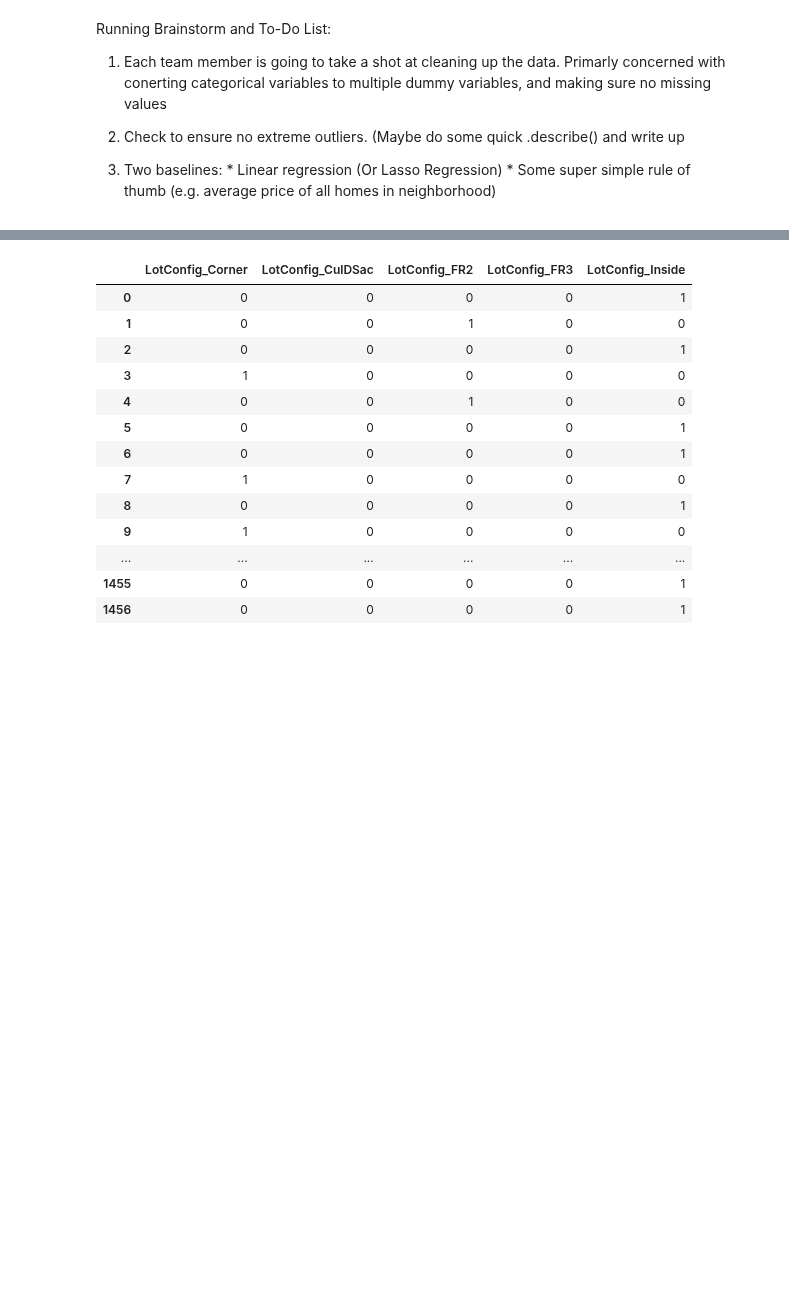
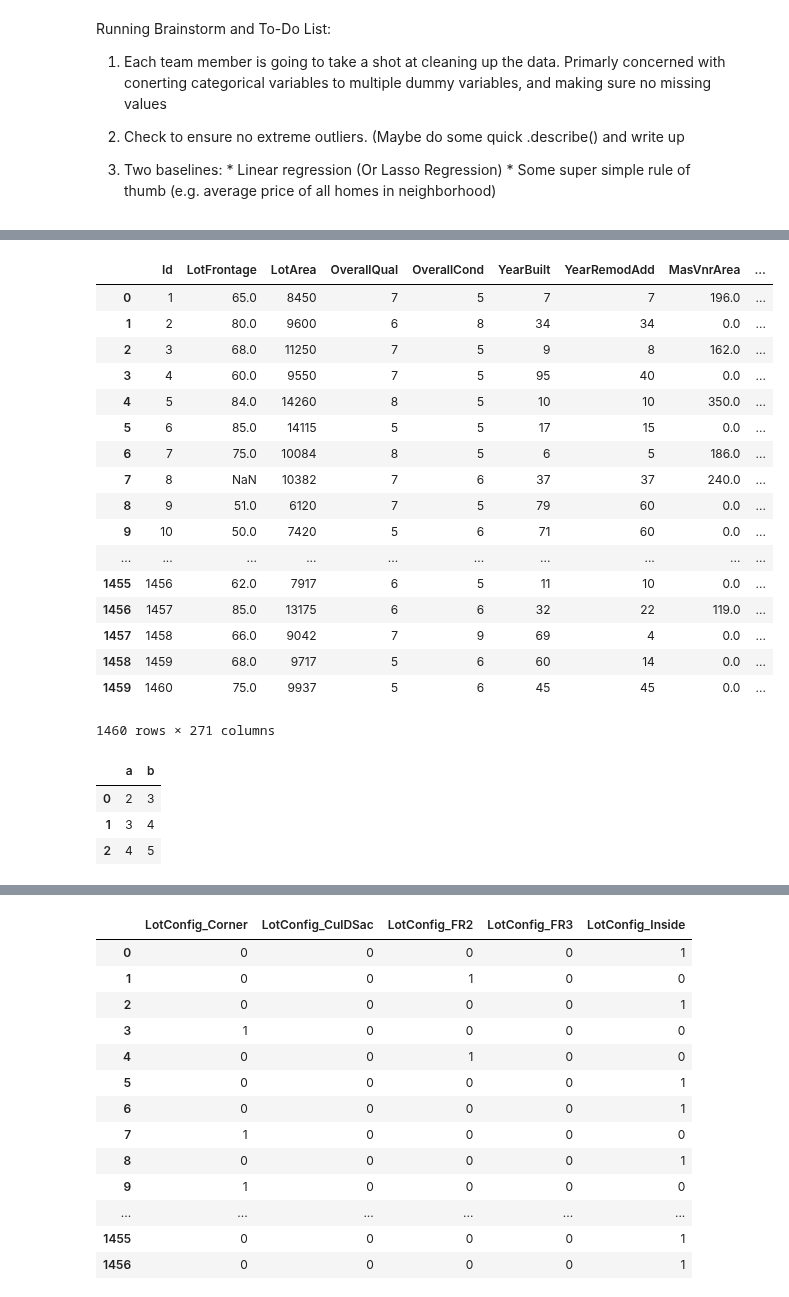
Before and after one commit to cgleach/w207_home_price_predictions_grp1, a Jupyter notebook: price_predictions_group1.ipynb, the cells around one changed output, grey strips where cells are left out. Cells and saved outputs as stored; diff of their text form; code cells hidden in the pictures; blank space fills up the shorter version.

```diff
--- a/price_predictions_group1.ipynb
+++ b/price_predictions_group1.ipynb
@@ -29,0 +44,55 @@ a = test_df[['LotConfig']]
+# %%
+# Convert year based features to age; Most recent year is 2010, so we will treat that as year 0
+def convert_year_to_age(df, columns):
+    for col in columns:
+        df[col] = df[col].apply(lambda x: (2010-x))
+    return df
+# %%
+train_df['recession'] = train_df.apply(lambda x: recession_indicator(x), axis = 1)
+# %%
+# List of columns which we believe it makes sense to convert to boolean
+columns = ['MSSubClass','MSZoning','Street','Alley','LotShape','LandContour','Utilities','LotConfig','LandSlope',
+          'Neighborhood','Condition1','Condition2','BldgType','HouseStyle','RoofStyle','RoofMatl','Exterior1st',
+          'Exterior2nd','MasVnrType','ExterQual','ExterCond','Foundation','BsmtQual','BsmtCond','BsmtExposure',
+          'BsmtFinType1','BsmtFinType2','Heating','HeatingQC','CentralAir','Electrical','KitchenQual','Functional',
+          'FireplaceQu','GarageType','GarageFinish','GarageQual','GarageCond','PavedDrive','PoolQC','Fence',
+          'MiscFeature','MoSold','SaleType','SaleCondition','recession']
+
+new_train = convert_categorical_to_dummy(train_df,columns)
+# %%
+"""Note: YrSold is different from the other age variables as for the first 3, converting year to age
+from 2010 is a logical conversion assuming linear depreciation (Being built 2 years ago should have twice the
+depreciation effect as 1 year ago).  However, for year sold we are only covering a 5 year period during which
+there was a significant shock to global financial markets.  As such we will not convert year sold to age,
+and opt instead to convert it to a categorical variable (see above)"""
+
+year_cols = ['YearBuilt','YearRemodAdd','GarageYrBlt']
+new_train = convert_year_to_age(new_train,year_cols)
+# %%
+new_train
+# %% [output]
+|  | Id | LotFrontage | LotArea | OverallQual | OverallCond | YearBuilt | YearRemodAdd | MasVnrArea | ... |
+| 0 | 1 | 65.0 | 8450 | 7 | 5 | 7 | 7 | 196.0 | ... |
+| 1 | 2 | 80.0 | 9600 | 6 | 8 | 34 | 34 | 0.0 | ... |
+| 2 | 3 | 68.0 | 11250 | 7 | 5 | 9 | 8 | 162.0 | ... |
+| 3 | 4 | 60.0 | 9550 | 7 | 5 | 95 | 40 | 0.0 | ... |
+| 4 | 5 | 84.0 | 14260 | 8 | 5 | 10 | 10 | 350.0 | ... |
+| 5 | 6 | 85.0 | 14115 | 5 | 5 | 17 | 15 | 0.0 | ... |
+| 6 | 7 | 75.0 | 10084 | 8 | 5 | 6 | 5 | 186.0 | ... |
+| 7 | 8 | NaN | 10382 | 7 | 6 | 37 | 37 | 240.0 | ... |
+| 8 | 9 | 51.0 | 6120 | 7 | 5 | 79 | 60 | 0.0 | ... |
+| 9 | 10 | 50.0 | 7420 | 5 | 6 | 71 | 60 | 0.0 | ... |
+| ... | ... | ... | ... | ... | ... | ... | ... | ... | ... |
+| 1455 | 1456 | 62.0 | 7917 | 6 | 5 | 11 | 10 | 0.0 | ... |
+| 1456 | 1457 | 85.0 | 13175 | 6 | 6 | 32 | 22 | 119.0 | ... |
+| 1457 | 1458 | 66.0 | 9042 | 7 | 9 | 69 | 4 | 0.0 | ... |
+| 1458 | 1459 | 68.0 | 9717 | 5 | 6 | 60 | 14 | 0.0 | ... |
+| 1459 | 1460 | 75.0 | 9937 | 5 | 6 | 45 | 45 | 0.0 | ... |
+1460 rows × 271 columns
+# %%
+a = pd.DataFrame({'a':[2,3,4],'b':[3,4,5]})
+# %% [output]
+|  | a | b |
+| 0 | 2 | 3 |
+| 1 | 3 | 4 |
+| 2 | 4 | 5 |
```
Also changed, not shown: parts of 7 cells of this notebook.
